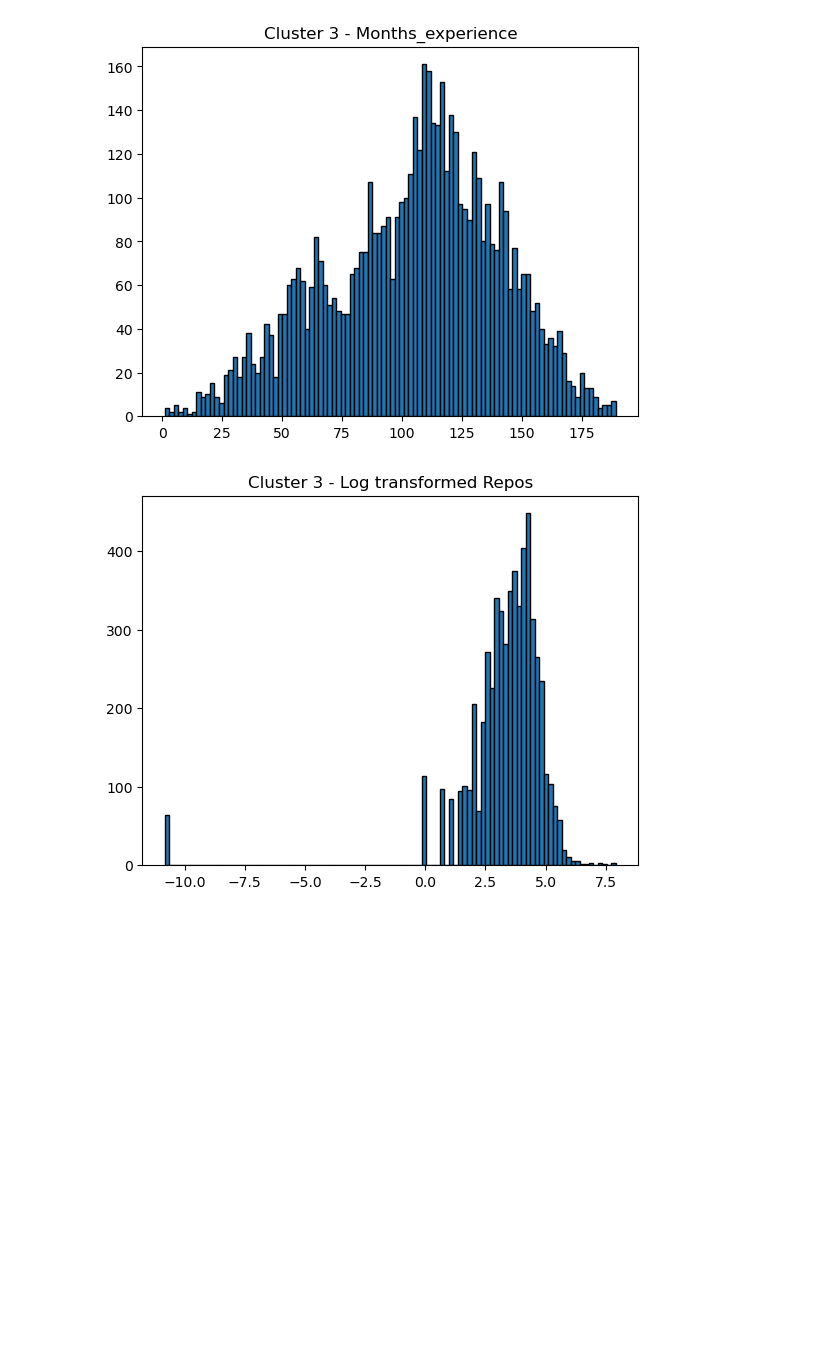
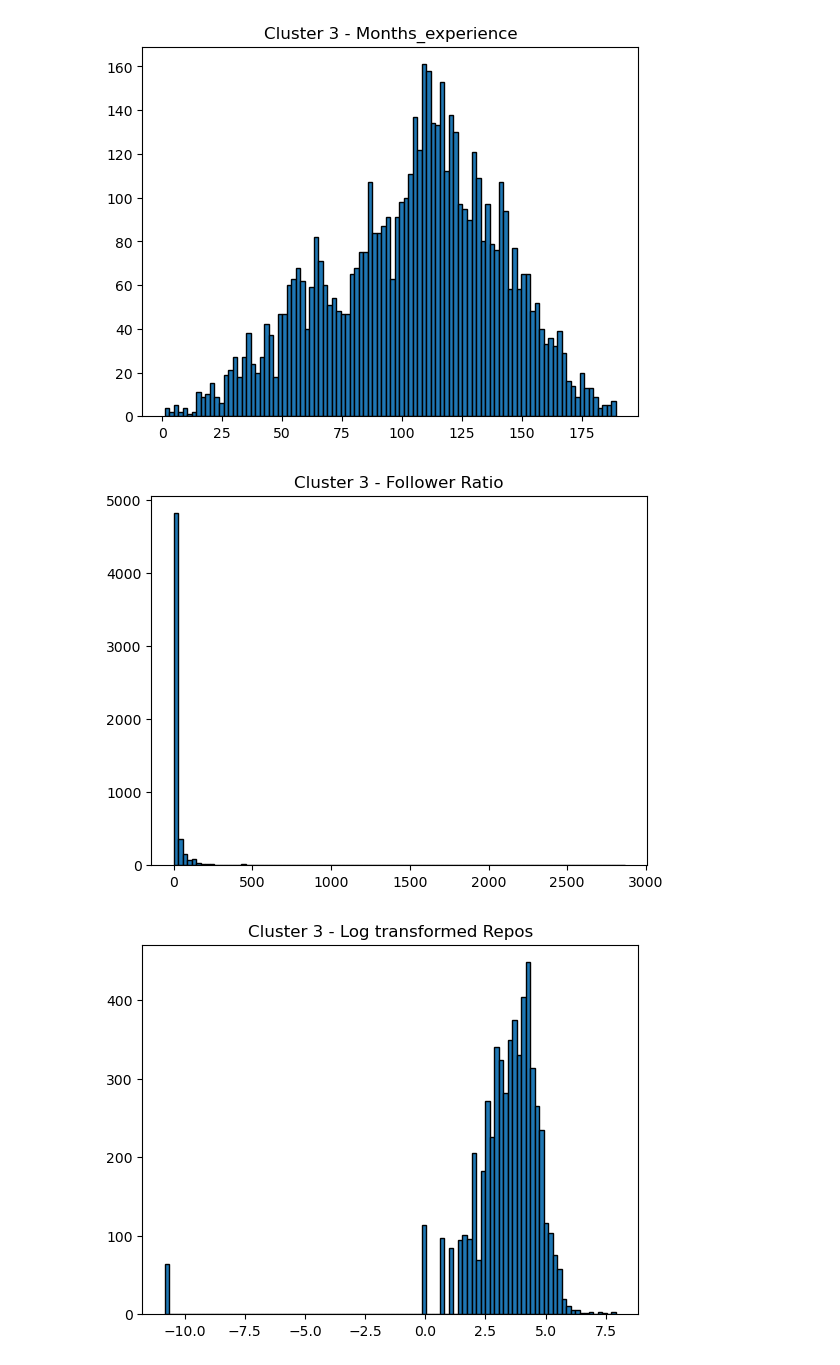
Before and after one commit to EthanRS72/501-580practical, a Jupyter notebook: Python/c3_profile_models.ipynb, the cells around one changed output. Drawn from its saved outputs; the diff is of its cells as text; code cells hidden in the pictures; blank space fills up the shorter version.

```diff
--- a/Python/c3_profile_models.ipynb
+++ b/Python/c3_profile_models.ipynb
@@ -137,6 +162,12 @@ plt.title('Cluster 3 - Months_experience')
 plt.show()
 # %% [output]
 [figure]
+# %%
+plt.hist(c3_train.follower_ratio, bins=100, edgecolor='black')
+plt.title('Cluster 3 - Follower Ratio')
+plt.show()
+# %% [output]
+[figure, added]
 # %%
 plt.hist(np.log(c3_train.repos+2e-5), bins=100, edgecolor='black')
 plt.title('Cluster 3 - Log transformed Repos')
```
Also changed, not shown: parts of 28 cells of this notebook, 4 other files.
